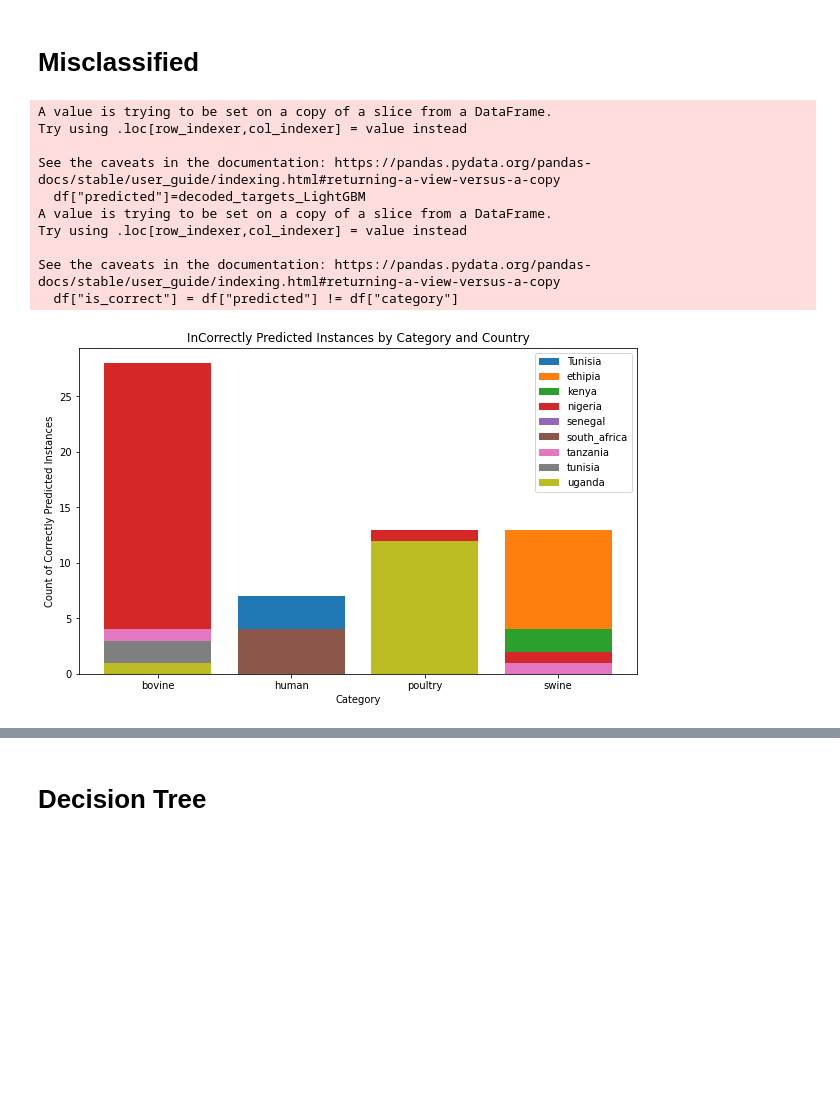
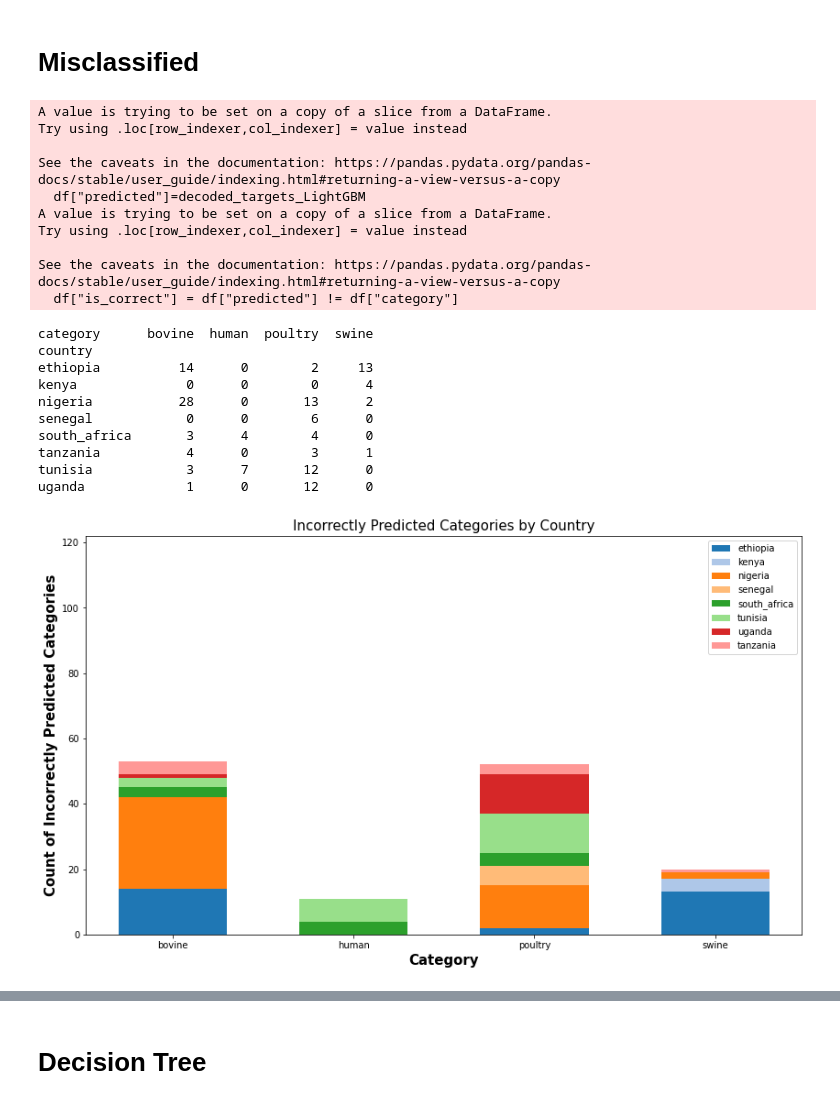
Before and after one commit to omicscodeathon/salmonellaml, a Jupyter notebook: notebooks/Hyperparameter_Tuning_machine_learning_3.ipynb, the cells around one changed output, grey strips where cells are left out. Saved outputs shown, nothing was run; the diff lists cells and outputs as text; code cells hidden in the pictures; blank space fills up the shorter version.

```diff
--- a/notebooks/Hyperparameter_Tuning_machine_learning_3.ipynb
+++ b/notebooks/Hyperparameter_Tuning_machine_learning_3.ipynb
@@ -77,6 +77,10 @@ X_test=test_data.drop(columns=dropped_columns)
 test_data
 # Replace "human_south_africa" with "human" in the "category" column
 test_data["country"] = test_data["country"].replace("human_south_africa", "south_africa")
+test_data["country"] = test_data["country"].replace("Tunisia", "tunisia")
+test_data["country"] = test_data["country"].replace("ethipia", "ethiopia")
+
+
 X_test
 y_test=test_data["category"]
 y_test
@@ -1844,39 +1916,76 @@ See the caveats in the documentation: https://pandas.pydata.org/pandas-docs/stab
 # %%
 # Add a column to check if the prediction was correct
 df=test_data[["country","category"]]
 df["predicted"]=decoded_targets_LightGBM
 df
 
 df["is_correct"] = df["predicted"] != df["category"]
 df
-# # Filter the DataFrame to include only correctly predicted rows
-correctly_predicted_df = df[df["is_correct"]]
-correctly_predicted_df
-# Count the number of correctly predicted instances for each category and country
-correctly_predicted_counts = correctly_predicted_df.groupby(["country", "category"]).size().unstack(fill_value=0)
+# Filter the DataFrame to include only correctly predicted rows
+incorrectly_predicted_df = df[df["is_correct"]]
+# incorrectly_predicted_df
+# Count the number of incorrectly predicted instances for each category and country
+incorrectly_predicted_counts = incorrectly_predicted_df.groupby(["country", "category"]).size().unstack(fill_value=0)
+incorrectly_predicted_counts
+countries = ['ethiopia', 'kenya', 'nigeria', 'senegal', 'south_africa', 'tunisia', 'uganda','tanzania']
+
+print(incorrectly_predicted_counts)
+# Get the categories and countries
+categories = incorrectly_predicted_counts.columns
+countries = countries
+
+# Set the positions and width for the bars
+r = np.arange(len(categories))
+bar_width = 0.6
+
+# Get colors from the 'tab20' colormap for each country
+colors = plt.cm.tab20.colors[:len(countries)]
 
 # Plotting
-fig, ax = plt.subplots(figsize=(10, 6))
+fig, ax = plt.subplots(figsize=(14, 8))
 
-# Plot the counts of correctly predicted instances for each country and category
-for country in correctly_predicted_counts.index:
-    ax.bar(correctly_predicted_counts.columns, correctly_predicted_counts.loc[country], label=country)
+# Initialize the bottom values for the bars
+bottom = np.zeros(len(categories))
 
-ax.set_xlabel('Category')
-ax.set_ylabel('Count of Correctly Predicted Instances')
-ax.set_title('InCorrectly Predicted Instances by Category and Country')
-ax.legend()
+for i, country in enumerate(countries):
+    ax.bar(r, incorrectly_predicted_counts.loc[country], width=bar_width, label=country, bottom=bottom, color=colors[i])
+    bottom += incorrectly_predicted_counts.loc[country]
+
+ax.set_xlabel('Category', fontweight='bold', fontsize=15)
+ax.set_ylabel('Count of Incorrectly Predicted Categories', fontweight='bold', fontsize=15)
+ax.set_title('Incorrectly Predicted Categories by Country', fontsize=15)
+ax.set_xticks(r)
+ax.set_xticklabels(categories)
+
+# Move the legend to the top left
+ax.legend(loc='upper right')
+
+# Set a limit on the y-axis to prevent bars from going beyond the graph
+ax.set_ylim(0, sum(correctly_predicted_counts.max(axis=1)) * 1)
+
+# Save the plot
 plt.savefig("../figures/Misclassification_graph.png")
+
 plt.show()
 # %% [output]
 A value is trying to be set on a copy of a slice from a DataFrame.
 Try using .loc[row_indexer,col_indexer] = value instead
 
 See the caveats in the documentation: https://pandas.pydata.org/pandas-docs/stable/user_guide/indexing.html#returning-a-view-versus-a-copy
   df["predicted"]=decoded_targets_LightGBM
 A value is trying to be set on a copy of a slice from a DataFrame.
 Try using .loc[row_indexer,col_indexer] = value instead
 
 See the caveats in the documentation: https://pandas.pydata.org/pandas-docs/stable/user_guide/indexing.html#returning-a-view-versus-a-copy
   df["is_correct"] = df["predicted"] != df["category"]
+category      bovine  human  poultry  swine
+country
+ethiopia          14      0        2     13
+kenya              0      0        0      4
+nigeria           28      0       13      2
+senegal            0      0        6      0
+south_africa       3      4        4      0
+tanzania           4      0        3      1
+tunisia            3      7       12      0
+uganda             1      0       12      0
-[figure, old version]
+[figure, new version]
```
Also changed, not shown: parts of 19 cells of this notebook, 6 other files.
